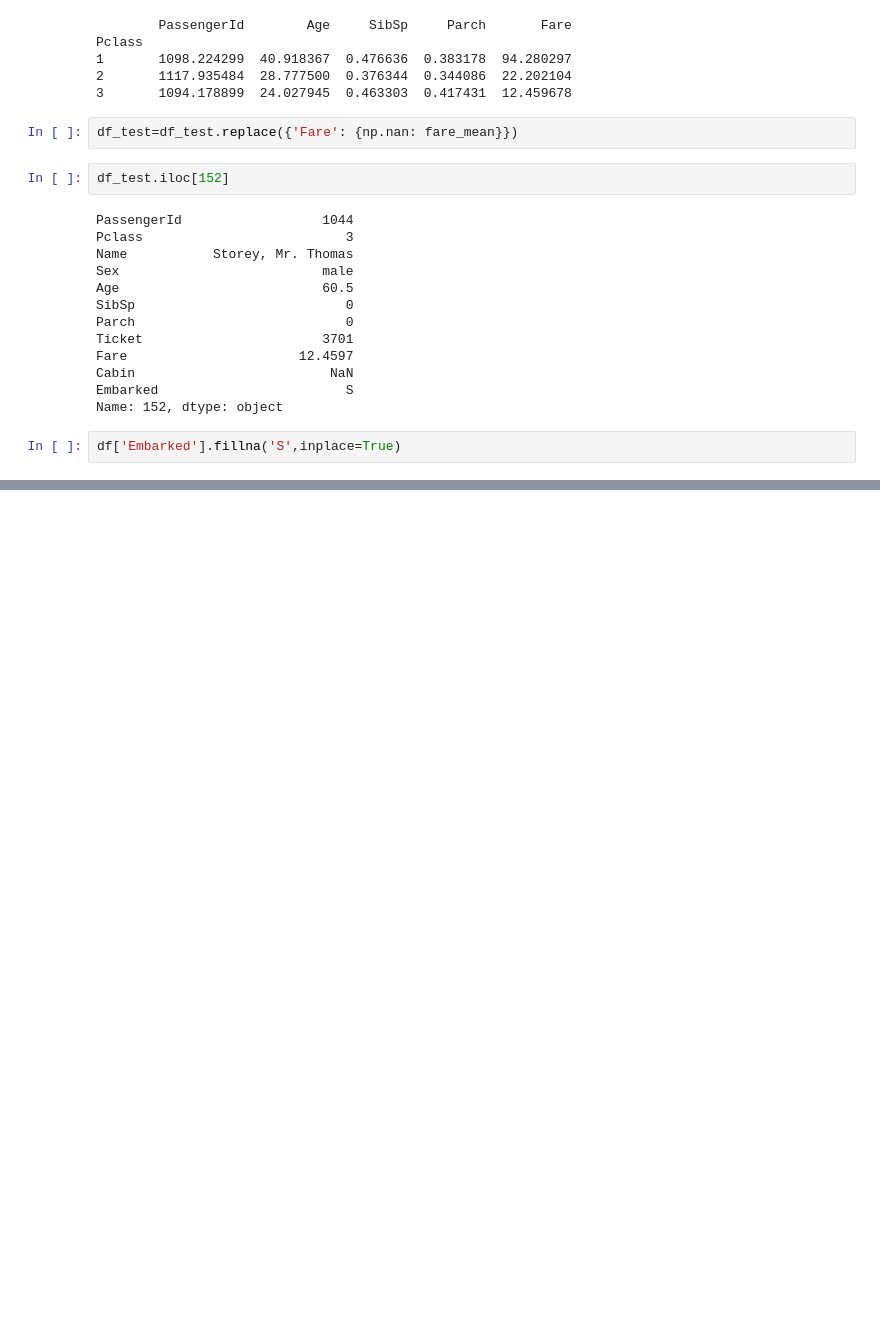
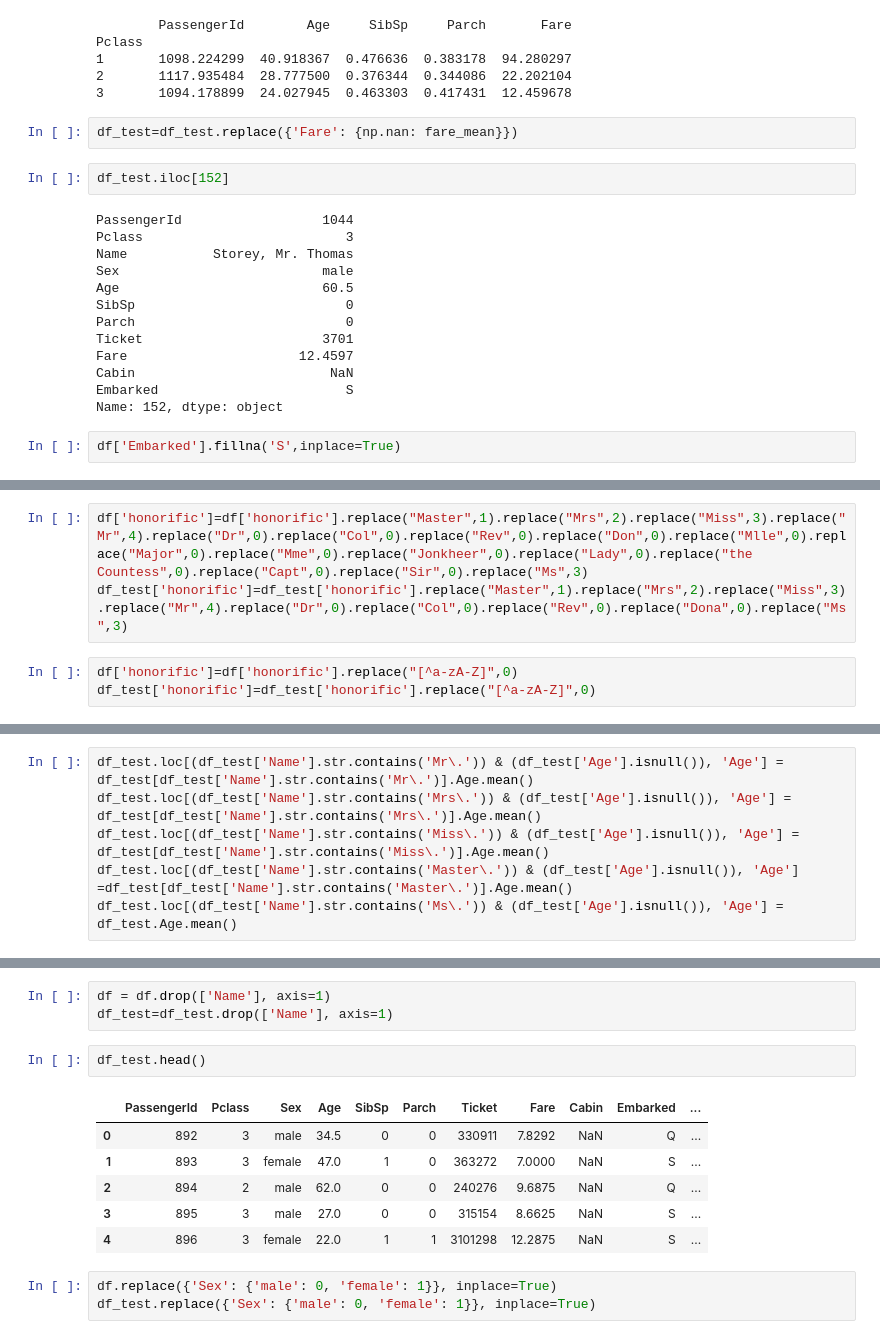
Before and after one commit to world779/GCI, a Jupyter notebook: titanic.ipynb, the cells around one changed output, grey strips where cells are left out. Drawn from its saved outputs; the diff is of its cells as text; blank space fills up the shorter version.

```diff
--- a/titanic.ipynb
+++ b/titanic.ipynb
@@ -247 +262,7 @@ Dona        1
 Name: honorific, dtype: int64
+# %%
+df['honorific']=df['honorific'].replace("Master",1).replace("Mrs",2).replace("Miss",3).replace("Mr",4).replace("Dr",0).replace("Col",0).replace("Rev",0).replace("Don",0).replace("Mlle",0).replace("Major",0).replace("Mme",0).replace("Jonkheer",0).replace("Lady",0).replace("the Countess",0).replace("Capt",0).replace("Sir",0).replace("Ms",3)
+df_test['honorific']=df_test['honorific'].replace("Master",1).replace("Mrs",2).replace("Miss",3).replace("Mr",4).replace("Dr",0).replace("Col",0).replace("Rev",0).replace("Dona",0).replace("Ms",3)
+# %%
+df['honorific']=df['honorific'].replace("[^a-zA-Z]",0)
+df_test['honorific']=df_test['honorific'].replace("[^a-zA-Z]",0)
@@ -247,0 +302,6 @@ Name: honorific, dtype: int64
+# %%
+df_test.loc[(df_test['Name'].str.contains('Mr\.')) & (df_test['Age'].isnull()), 'Age'] = df_test[df_test['Name'].str.contains('Mr\.')].Age.mean()
+df_test.loc[(df_test['Name'].str.contains('Mrs\.')) & (df_test['Age'].isnull()), 'Age'] = df_test[df_test['Name'].str.contains('Mrs\.')].Age.mean()
+df_test.loc[(df_test['Name'].str.contains('Miss\.')) & (df_test['Age'].isnull()), 'Age'] = df_test[df_test['Name'].str.contains('Miss\.')].Age.mean()
+df_test.loc[(df_test['Name'].str.contains('Master\.')) & (df_test['Age'].isnull()), 'Age'] =df_test[df_test['Name'].str.contains('Master\.')].Age.mean()
+df_test.loc[(df_test['Name'].str.contains('Ms\.')) & (df_test['Age'].isnull()), 'Age'] = df_test.Age.mean()
@@ -247,0 +333,15 @@ Name: honorific, dtype: int64
+# %%
+df = df.drop(['Name'], axis=1)
+df_test=df_test.drop(['Name'], axis=1)
+# %%
+df_test.head()
+# %% [output]
+|  | PassengerId | Pclass | Sex | Age | SibSp | Parch | Ticket | Fare | Cabin | Embarked | ... |
+| 0 | 892 | 3 | male | 34.5 | 0 | 0 | 330911 | 7.8292 | NaN | Q | ... |
+| 1 | 893 | 3 | female | 47.0 | 1 | 0 | 363272 | 7.0000 | NaN | S | ... |
+| 2 | 894 | 2 | male | 62.0 | 0 | 0 | 240276 | 9.6875 | NaN | Q | ... |
+| 3 | 895 | 3 | male | 27.0 | 0 | 0 | 315154 | 8.6625 | NaN | S | ... |
+| 4 | 896 | 3 | female | 22.0 | 1 | 1 | 3101298 | 12.2875 | NaN | S | ... |
+# %%
+df.replace({'Sex': {'male': 0, 'female': 1}}, inplace=True)
+df_test.replace({'Sex': {'male': 0, 'female': 1}}, inplace=True)
```
Also changed, not shown: parts of 36 cells of this notebook.
